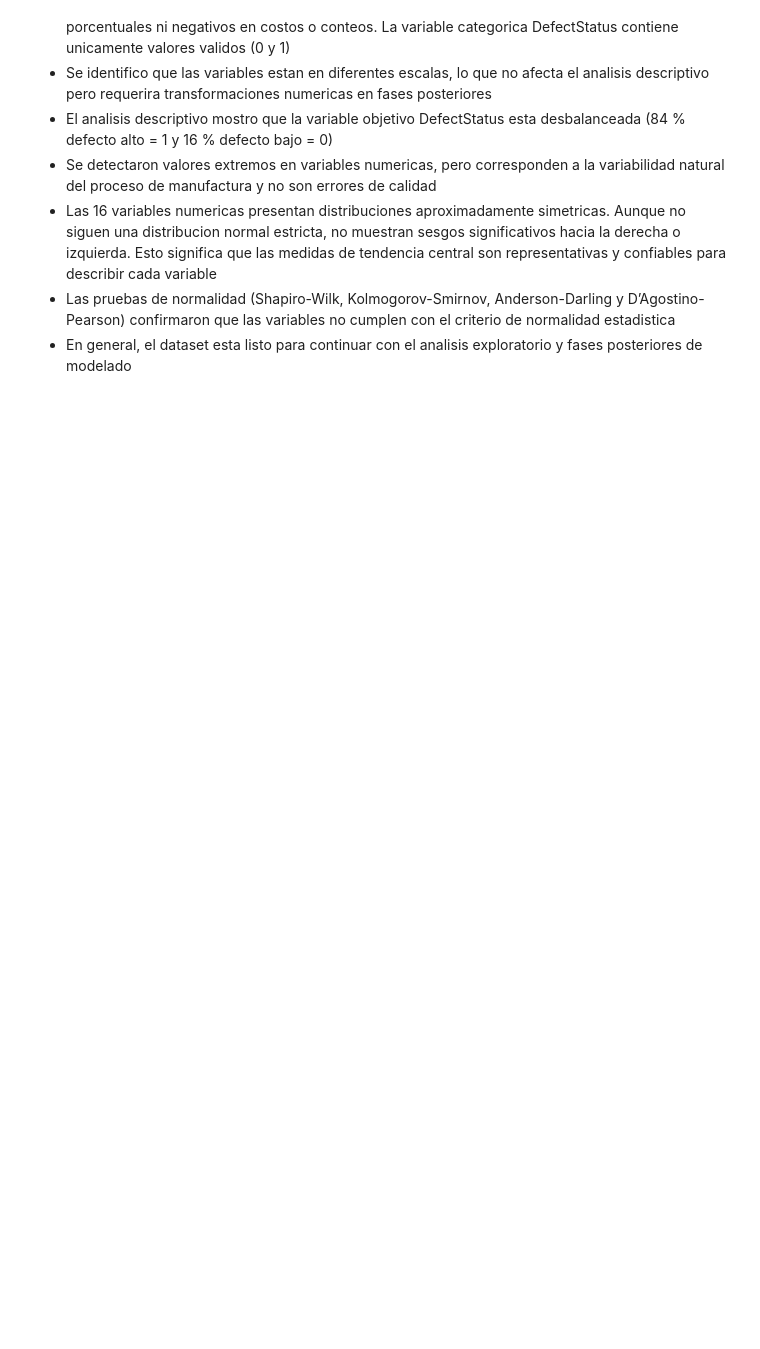
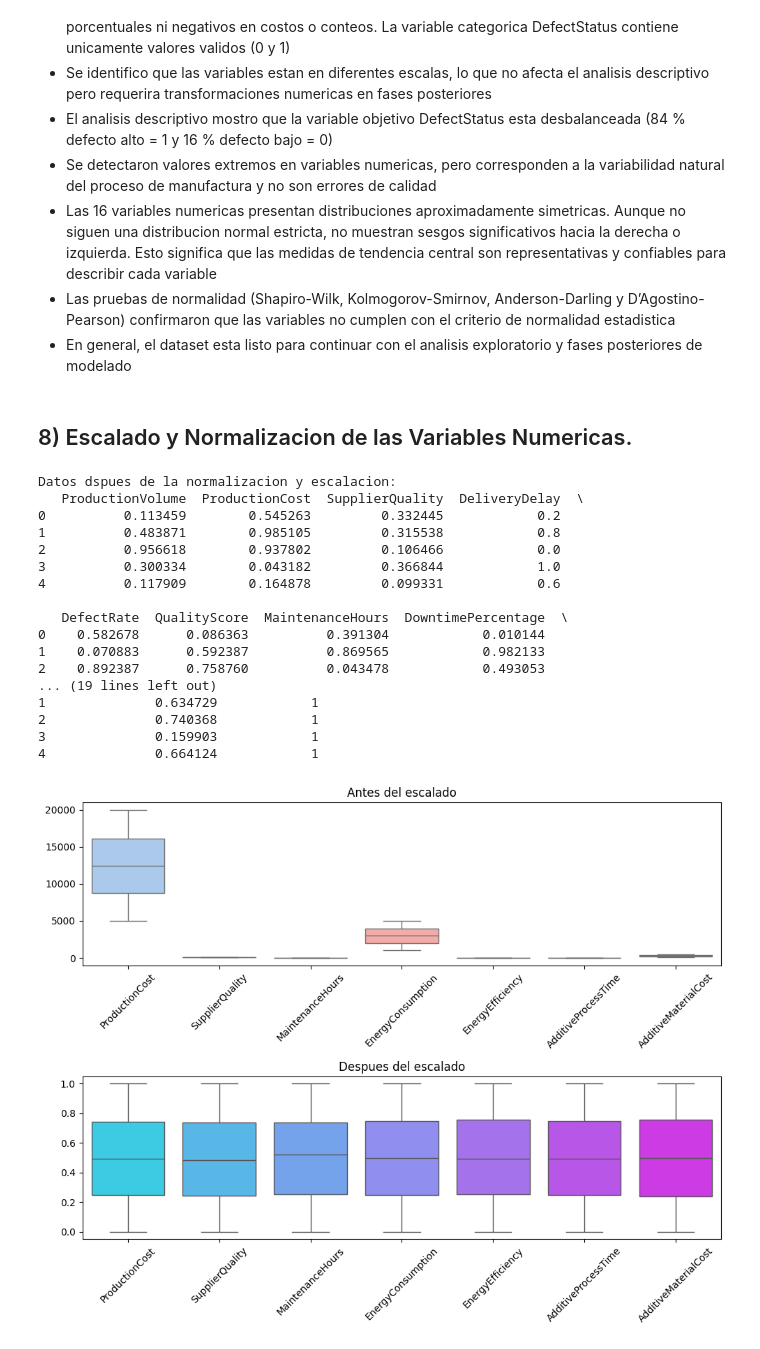
Before and after one commit to strejo4/ColabFiles_UACJ_PADP, a Jupyter notebook: Modelo_Avance_Proyecto_2do_SergioTrejo.ipynb, the cells around one changed output. Cells and saved outputs as stored; diff of their text form; code cells hidden in the pictures; blank space fills up the shorter version.

```diff
--- a/Modelo_Avance_Proyecto_2do_SergioTrejo.ipynb
+++ b/Modelo_Avance_Proyecto_2do_SergioTrejo.ipynb
@@ -797,3 +797,59 @@ None
 - Las 16 variables numericas presentan distribuciones aproximadamente simetricas. Aunque no siguen una distribucion normal estricta, no muestran sesgos significativos hacia la derecha o izquierda. Esto significa que las medidas de tendencia central son representativas y confiables para describir cada variable
 - Las pruebas de normalidad (Shapiro-Wilk, Kolmogorov-Smirnov, Anderson-Darling y D’Agostino-Pearson) confirmaron que las variables no cumplen con el criterio de normalidad estadistica
 - En general, el dataset esta listo para continuar con el analisis exploratorio y fases posteriores de modelado
+# %% [markdown]
+## 8) Escalado y Normalizacion de las Variables Numericas.
+# %%
+from sklearn.preprocessing import MinMaxScaler
+
+#Separar las variables predictoras con la variable objetivo
+X = df.drop(columns=['DefectStatus'])
+y = df['DefectStatus']
+
+#Crear el escalador Min-Max para transformar las variables al rango [0,1]
+scaler = MinMaxScaler()
+
+#Aplicar el escalador a las variables predictoras
+X_scaled = scaler.fit_transform(X)
+
+#Convertir nuevamente a DataFrame conservando los nombres de las columnas
+df_scaled = pd.DataFrame(X_scaled, columns=X.columns)
+df_scaled['DefectStatus'] = y
+
+#Mostrar el DataFrame escalado
+print("Datos dspues de la normalizacion y escalacion:")
+print(df_scaled.head())
+
+# Comparación visual antes y después del escalado
+variables_grafica = ['ProductionCost','SupplierQuality', 'MaintenanceHours', 'EnergyConsumption', 'EnergyEfficiency', 'AdditiveProcessTime', 'AdditiveMaterialCost']
+
+fig, axes = plt.subplots(2, 1, figsize=(10,8))
+sns.boxplot(data=df[variables_grafica], ax=axes[0], palette='pastel')
+axes[0].set_title('Antes del escalado')
+axes[0].tick_params(axis='x', rotation=45)
+
+sns.boxplot(data=df_scaled[variables_grafica], ax=axes[1], palette='cool')
+axes[1].set_title('Despues del escalado')
+axes[1].tick_params(axis='x', rotation=45)
+
+plt.tight_layout()
+plt.show()
+# %% [output]
+Datos dspues de la normalizacion y escalacion:
+   ProductionVolume  ProductionCost  SupplierQuality  DeliveryDelay  \
+0          0.113459        0.545263         0.332445            0.2
+1          0.483871        0.985105         0.315538            0.8
+2          0.956618        0.937802         0.106466            0.0
+3          0.300334        0.043182         0.366844            1.0
+4          0.117909        0.164878         0.099331            0.6
+
+   DefectRate  QualityScore  MaintenanceHours  DowntimePercentage  \
+0    0.582678      0.086363          0.391304            0.010144
+1    0.070883      0.592387          0.869565            0.982133
+2    0.892387      0.758760          0.043478            0.493053
+... (19 lines left out)
+1              0.634729            1
+2              0.740368            1
+3              0.159903            1
+4              0.664124            1
+[figure, added]
```
Also changed, not shown: parts of 2 cells of this notebook.
